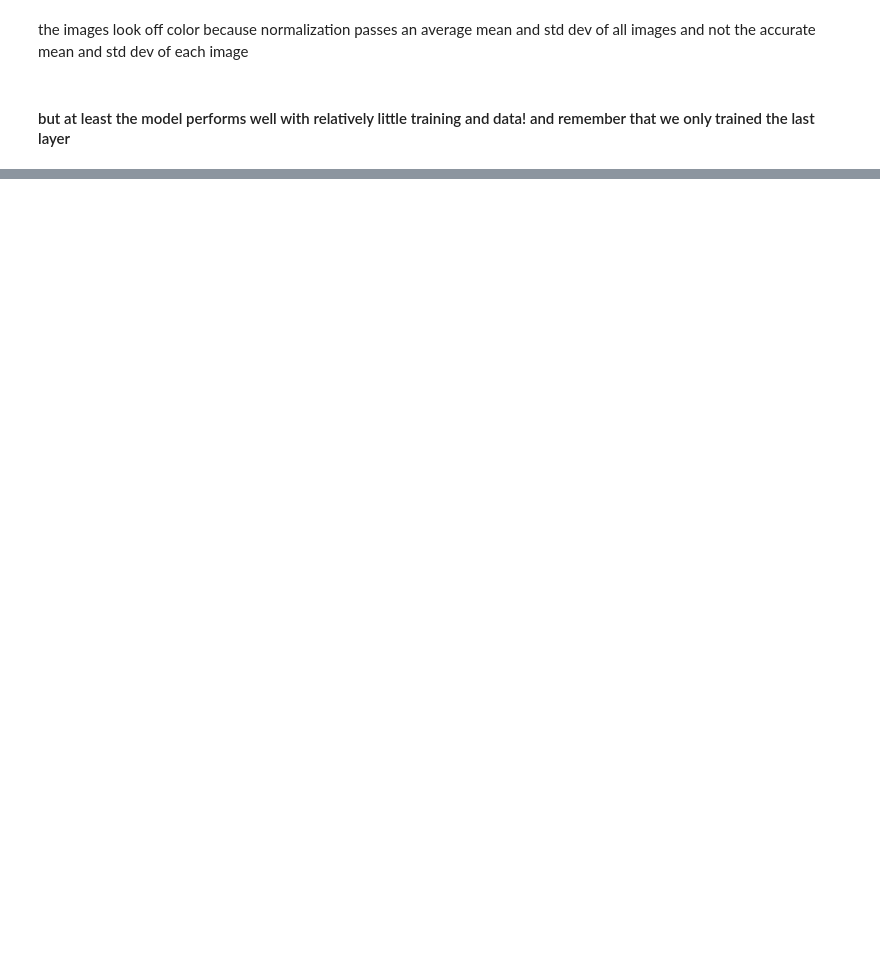
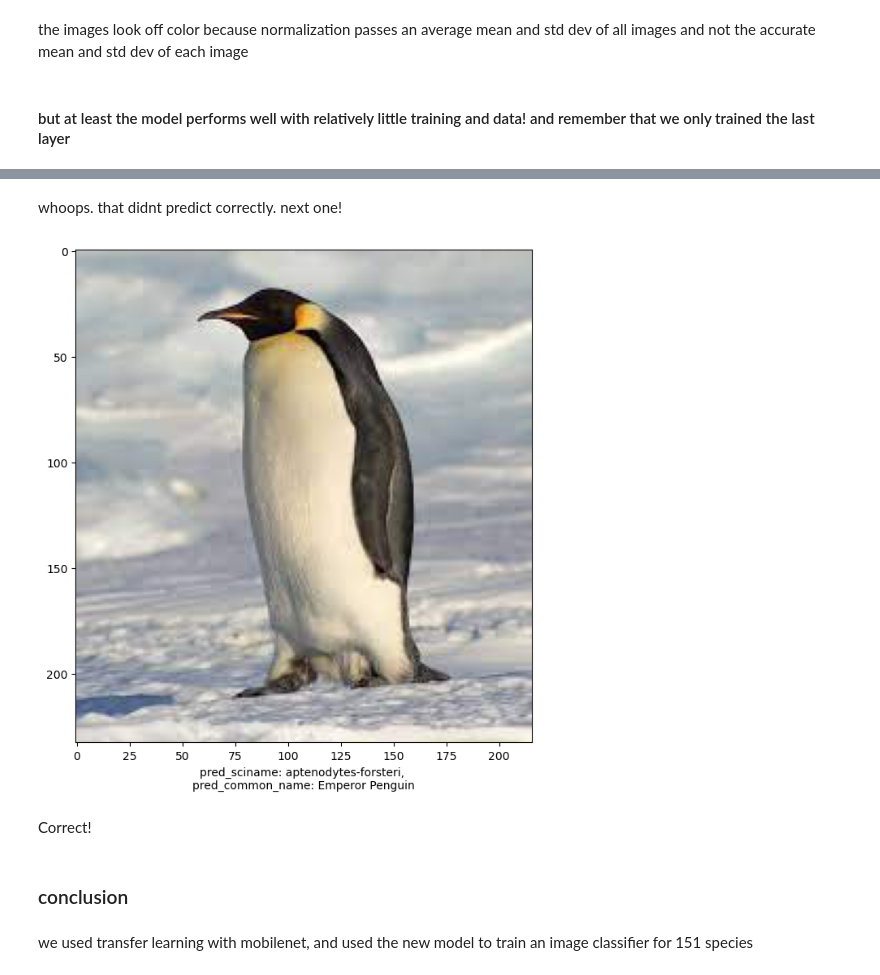
Before and after one commit to atmosinf/ml_practice, a Jupyter notebook: pytorch/transfer_learning/transfer_learning_1.ipynb, the cells around one changed output, grey strips where cells are left out. Cells and saved outputs as stored; diff of their text form; code cells hidden in the pictures; blank space fills up the shorter version.

Commit message:
added notes to transfer learning

```diff
--- a/pytorch/transfer_learning/transfer_learning_1.ipynb
+++ b/pytorch/transfer_learning/transfer_learning_1.ipynb
@@ -549,0 +581,12 @@ the images look off color because normalization passes an average mean and std d
+# %% [markdown]
+whoops. that didnt predict correctly. next one!
+# %%
+predplot('penguin.jpeg')
+# %% [output]
+[figure, added]
+# %% [markdown]
+Correct!
+# %% [markdown]
+### conclusion
+# %% [markdown]
+we used transfer learning with mobilenet, and used the new model to train an image classifier for 151 species
```
Also changed, not shown: parts of 6 cells of this notebook, 2 other files.
